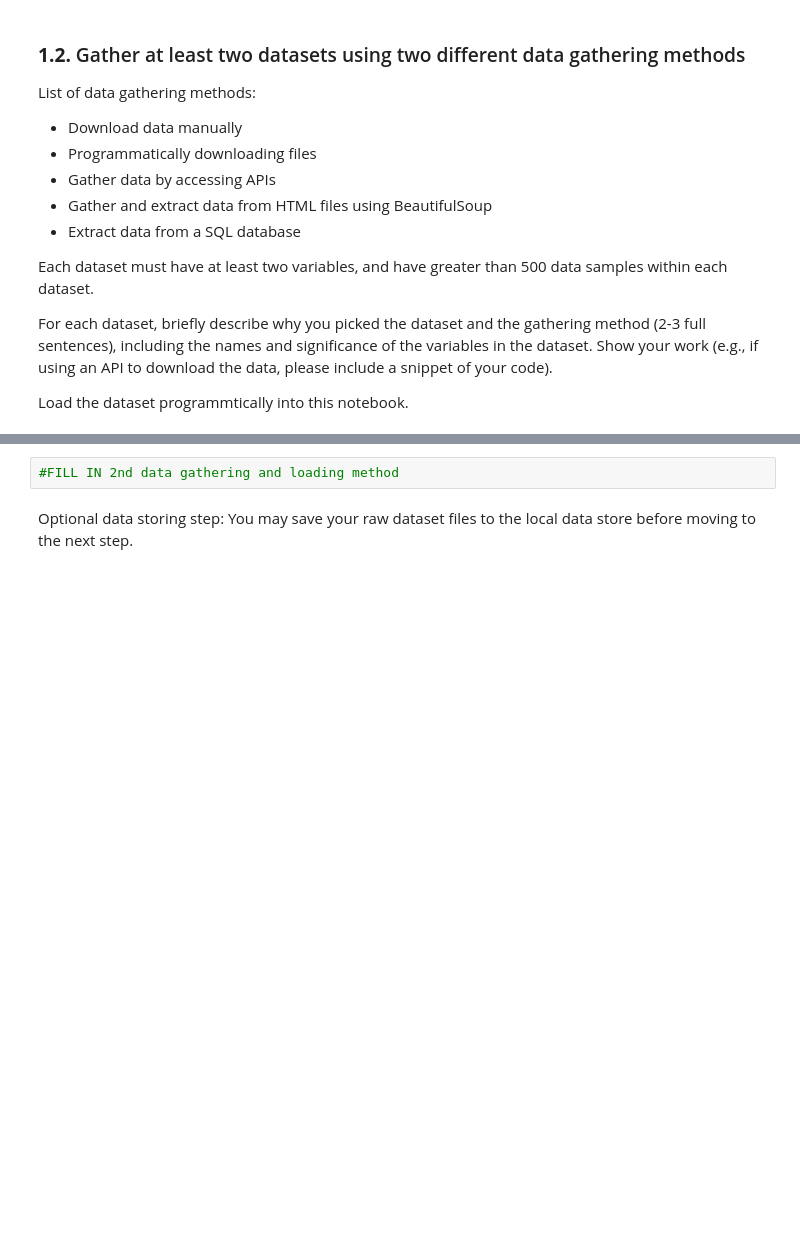
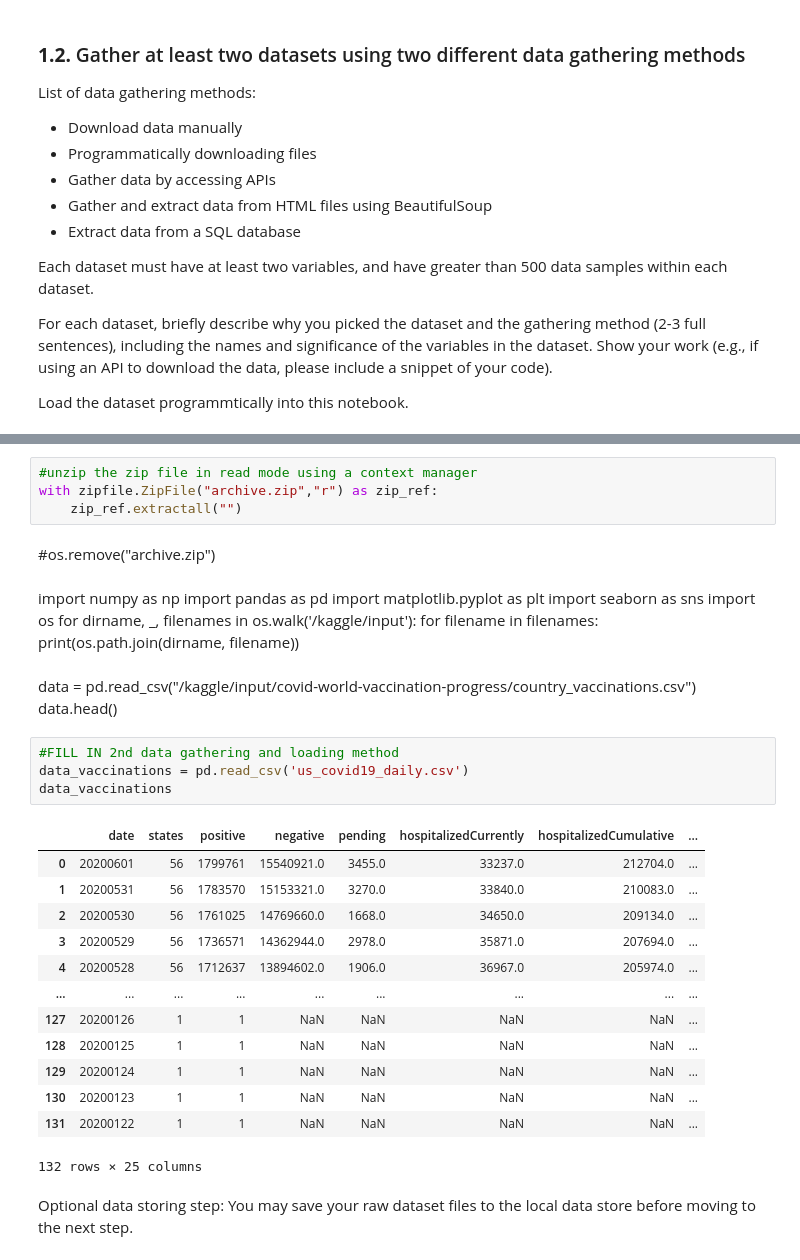
Before and after one commit to nghiachaunamdinh/Data-Analyst-Cleaning_Dirty_and_Messy_Data, a Jupyter notebook: Data_Wrangling_Project_Starter.ipynb, the cells around one changed output, grey strips where cells are left out. Cells and saved outputs as stored; diff of their text form; blank space fills up the shorter version.

```diff
--- a/Data_Wrangling_Project_Starter.ipynb
+++ b/Data_Wrangling_Project_Starter.ipynb
@@ -61,5 +136,39 @@ Dataset variables:
+# %%
+#unzip the zip file in read mode using a context manager
+with zipfile.ZipFile("archive.zip","r") as zip_ref:
+    zip_ref.extractall("")
+# %% [markdown]
+#os.remove("archive.zip")
+# %% [markdown]
+import numpy as np
+import pandas as pd
+import matplotlib.pyplot as plt
+import seaborn as sns
+import os
+for dirname, _, filenames in os.walk('/kaggle/input'):
+    for filename in filenames:
+        print(os.path.join(dirname, filename))
+# %% [markdown]
+data = pd.read_csv("/kaggle/input/covid-world-vaccination-progress/country_vaccinations.csv")
+data.head()
 # %%
 #FILL IN 2nd data gathering and loading method
+data_vaccinations = pd.read_csv('us_covid19_daily.csv')
+data_vaccinations
+# %% [output]
+|  | date | states | positive | negative | pending | hospitalizedCurrently | hospitalizedCumulative | ... |
+| 0 | 20200601 | 56 | 1799761 | 15540921.0 | 3455.0 | 33237.0 | 212704.0 | ... |
+| 1 | 20200531 | 56 | 1783570 | 15153321.0 | 3270.0 | 33840.0 | 210083.0 | ... |
+| 2 | 20200530 | 56 | 1761025 | 14769660.0 | 1668.0 | 34650.0 | 209134.0 | ... |
+| 3 | 20200529 | 56 | 1736571 | 14362944.0 | 2978.0 | 35871.0 | 207694.0 | ... |
+| 4 | 20200528 | 56 | 1712637 | 13894602.0 | 1906.0 | 36967.0 | 205974.0 | ... |
+| ... | ... | ... | ... | ... | ... | ... | ... | ... |
+| 127 | 20200126 | 1 | 1 | NaN | NaN | NaN | NaN | ... |
+| 128 | 20200125 | 1 | 1 | NaN | NaN | NaN | NaN | ... |
+| 129 | 20200124 | 1 | 1 | NaN | NaN | NaN | NaN | ... |
+| 130 | 20200123 | 1 | 1 | NaN | NaN | NaN | NaN | ... |
+| 131 | 20200122 | 1 | 1 | NaN | NaN | NaN | NaN | ... |
+132 rows × 25 columns
 # %% [markdown]
 Optional data storing step: You may save your raw dataset files to the local data store before moving to the next step.
 # %%
```
Also changed, not shown: parts of 14 cells of this notebook, 2 other files.
